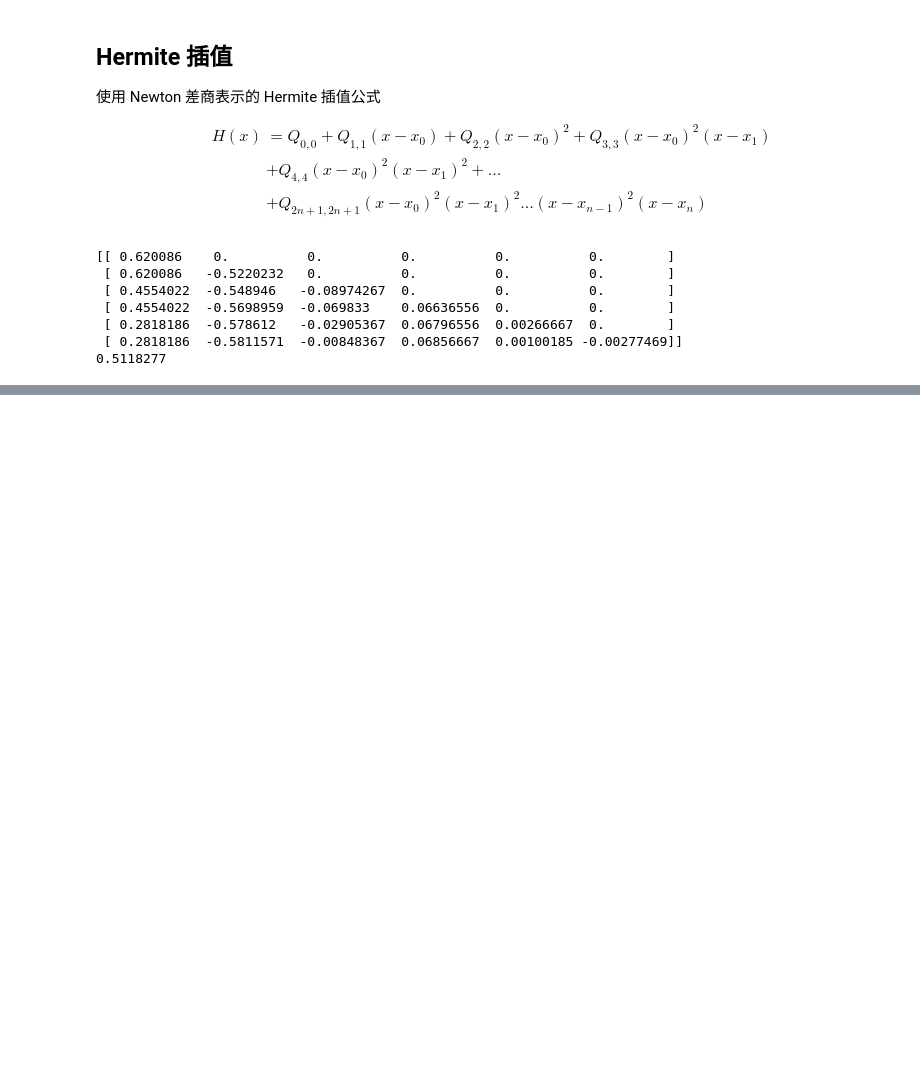
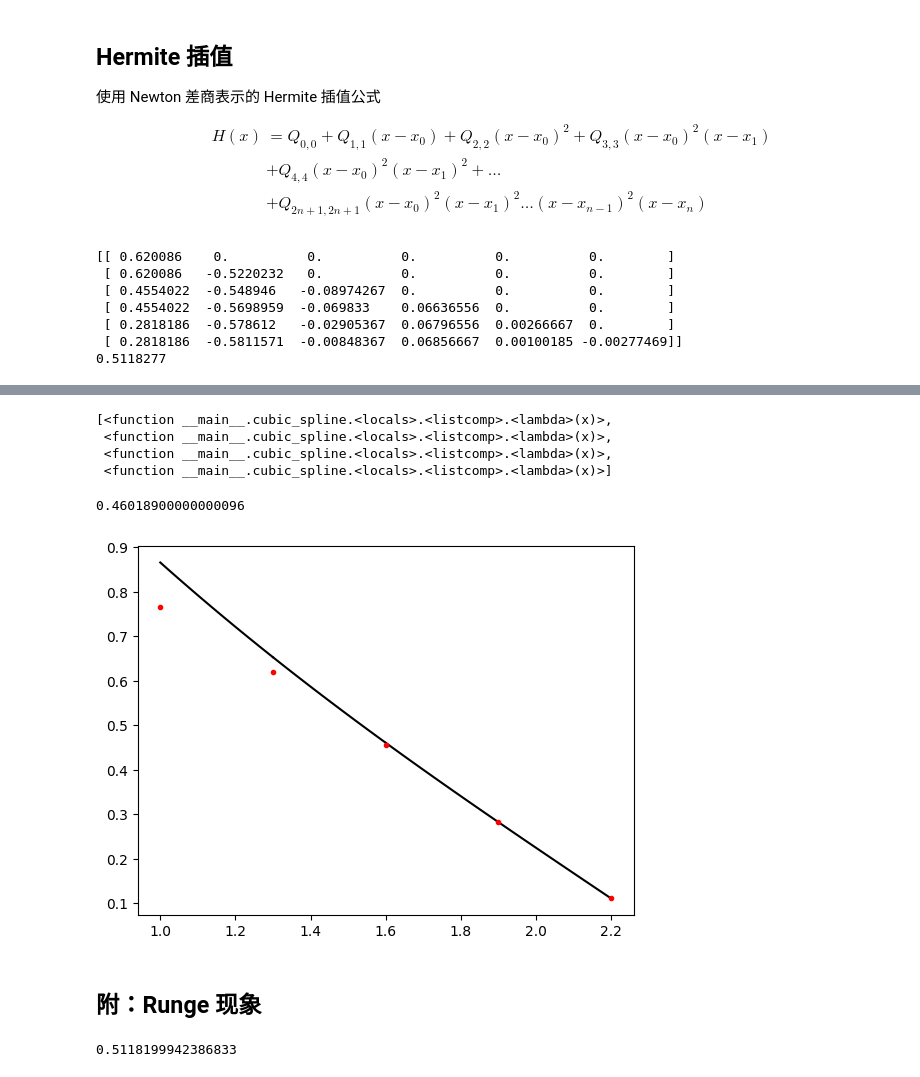
Before and after one commit to idyeh/course-numerical-methods, a Jupyter notebook: src/lec03.ipynb, the cells around one changed output, grey strips where cells are left out. Drawn from its saved outputs; the diff is of its cells as text; code cells hidden in the pictures; blank space fills up the shorter version.

Commit message:
Add Cubic Spline and Runge Func

```diff
--- a/src/lec03.ipynb
+++ b/src/lec03.ipynb
@@ -472,0 +529,57 @@ print(f'{h5:.7f}')
+# %%
+def cubic_spline(xs, ys):
+    assert len(xs) == len(ys), '所给节点长度不匹配'
+    n = len(xs)
+    xs, ys = map(np.array, (xs, ys))
+
+    h = [xs[i+1] - xs[i] for i in range(n-1)]
+    f = [(ys[i+1] - ys[i]) / (xs[i+1] - xs[i]) for i in range(n-1)]
+
+    a = [0] + h[:-1] + [0]
+    b = [1] + [h[i] + h[i+1] for i in range(len(h)-1)] + [1]
+    c = [0] + h[1:] + [0]
+
+    d = [0] + [6*f[i] - 6*f[i-1] for i in range(1, len(f))] + [0]
+
+    m = thomas(a, b, c, d)
+
+    s = [lambda x : (m[i]*(xs[i+1]-x)**3 + m[i+1]*(x-xs[i])**3)/6/h[i]+
+         f[i]*(x-xs[i]) + ys[i] - h[i]*(m[i+1]-m[i])*(x-xs[i])/6-m[i]*h[i]*h[i]/6
+         for i in range(n-1)]
+
+    return s
+# %%
+# 示例插值节点的 x 值
+xvalues = [1.0, 1.3, 1.6, 1.9, 2.2]
+# 示例插值节点的 y 值
+yvalues = [0.7651977, 0.6200860, 0.4554022, 0.2818186, 0.1103623]
+
+cubic_spline(xvalues, yvalues)
+# %% [output]
+[<function __main__.cubic_spline.<locals>.<listcomp>.<lambda>(x)>,
+ <function __main__.cubic_spline.<locals>.<listcomp>.<lambda>(x)>,
+ <function __main__.cubic_spline.<locals>.<listcomp>.<lambda>(x)>,
+ <function __main__.cubic_spline.<locals>.<listcomp>.<lambda>(x)>]
+# %%
+cubic_spline(xvalues, yvalues)[2](1.6)
+# %% [output]
+0.46018900000000096
+# %%
+def plot_spline(f, xs, ys):
+    assert len(xs) == len(ys), '所给节点长度不匹配'
+    n = len(xs)
+    s = f(xs, ys)
+    for i in range(n-1):
+        x = np.linspace(xs[i], xs[i+1], 50)
+        y = [s[i](j) for j in x]
+
+        plt.plot(x, y, 'k')
+        plt.plot(xs[i], ys[i], 'r.')
+
+    plt.plot(xs[-1], ys[-1], 'r.')
+# %%
+plot_spline(cubic_spline, xvalues, yvalues)
+# %% [output]
+[figure, added]
+# %% [markdown]
+## 附：Runge 现象
@@ -472,0 +617,10 @@ print(f'{h5:.7f}')
+# %%
+# 示例插值节点的 x 值
+xvalues = [1.0, 1.3, 1.6, 1.9, 2.2]
+# 示例插值节点的 y 值
+yvalues = [0.7651977, 0.6200860, 0.4554022, 0.2818186, 0.1103623]
+
+# 测试函数
+newton_polynomial(xvalues, yvalues)(1.5)
+# %% [output]
+0.5118199942386833
```
Also changed, not shown: parts of 7 cells of this notebook.
